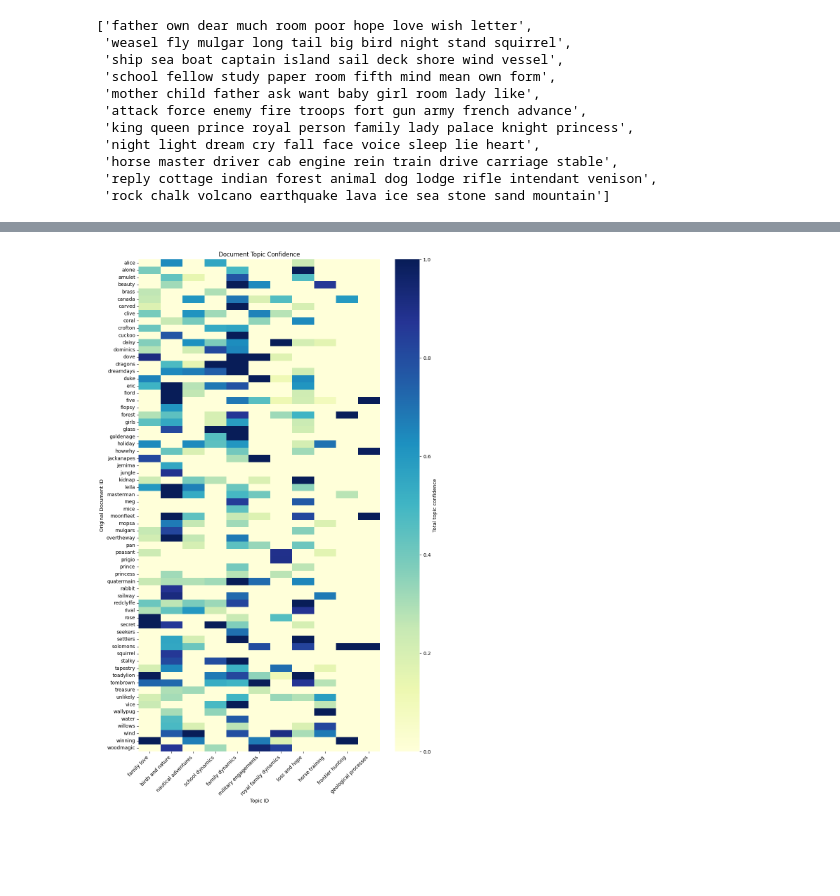
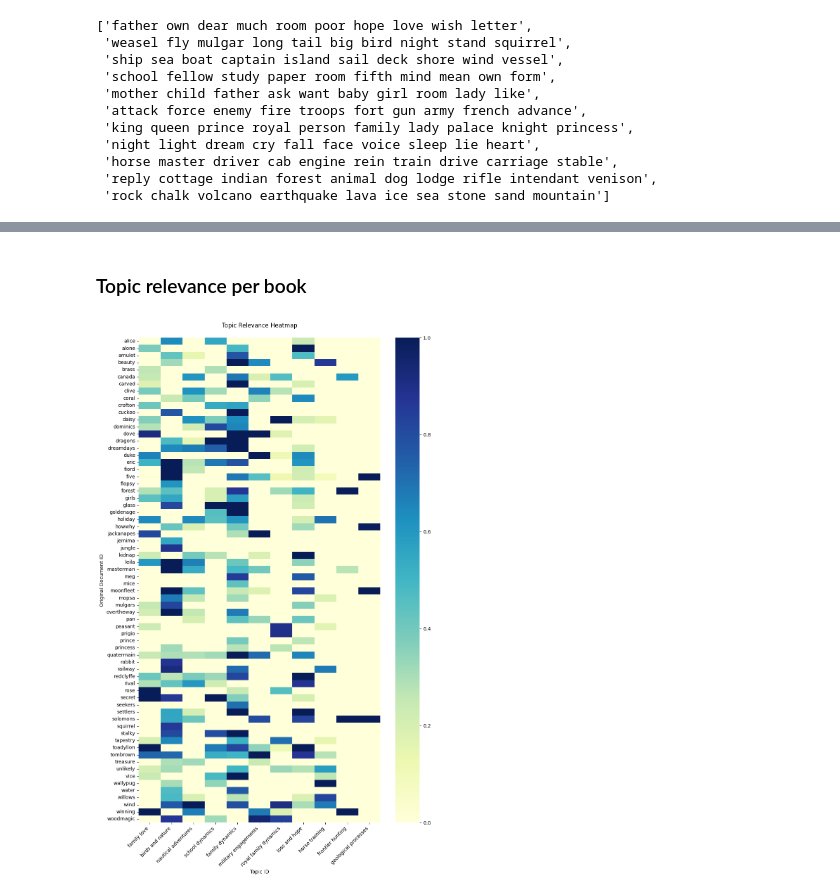
Before and after one commit to tonazzog/ChiLit_Topic_Modeling, a Jupyter notebook: 06 - BERTopic.ipynb, the cells around one changed output, grey strips where cells are left out. Drawn from its saved outputs; the diff is of its cells as text; code cells hidden in the pictures; blank space fills up the shorter version.

Commit message:
Fix BERTopic images

```diff
--- a/06 - BERTopic.ipynb
+++ b/06 - BERTopic.ipynb
@@ -437,4 +440,7 @@ Output hidden; open in https://colab.research.google.com to view.
+# %% [markdown]
+### Topic relevance per book
 # %%
+doc_topics = pd.read_csv("./bertopic/doc_topics.csv", encoding="utf-8")
 doc_topics = doc_topics.assign(row_number=range(len(doc_topics)))
 doc_topics['book_id'] = df_chilit['book_id'].to_list()
 doc_topics['paragraph_text'] = df_chilit['paragraph_text'].to_list()
@@ -442,31 +448,31 @@ doc_topics = doc_topics[['row_number','book_id','paragraph_text', 'Document', 'T
 # %%
 # 1. Aggregate total probability per (doc_id, topic)
 topic_confidence = (
     doc_topics[doc_topics['Topic'] != -1]
     .groupby(["book_id", "Topic"])["Probability"]
     .mean()
     .reset_index()
 )
 
 # 2. Pivot into matrix form (rows = doc_id, cols = topic)
 pivot_df = topic_confidence.pivot(
     index="book_id", columns="Topic", values="Probability"
 ).fillna(0)
 
 # 3. Plot heatmap
 plt.figure(figsize=(10, 16))
 sns.heatmap(
     pivot_df,
     annot=False, fmt=".2f", cmap="YlGnBu",
-    cbar_kws={"label": "Total topic confidence"},
+    #cbar_kws={"label": "Topic relevance heatmap"},
     xticklabels = topic_labels[1:]
 )
-plt.title("Document Topic Confidence")
+plt.title("Topic Relevance Heatmap" + "\n")
 plt.xlabel("Topic ID")
 plt.ylabel("Original Document ID")
 plt.xticks(rotation=45, ha="right")
 plt.tight_layout()
 
 plt.show()
 # %% [output]
-[figure, old version]
+[figure, new version]
```
Also changed, not shown: parts of 15 cells of this notebook, 2 other files.
